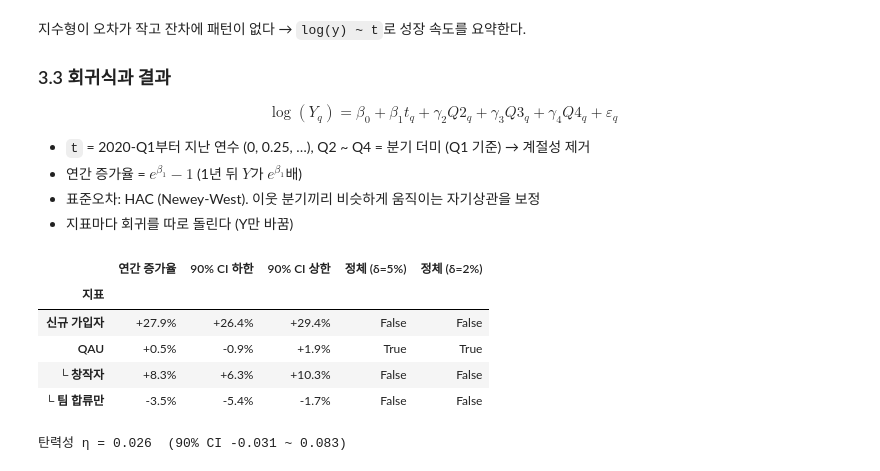
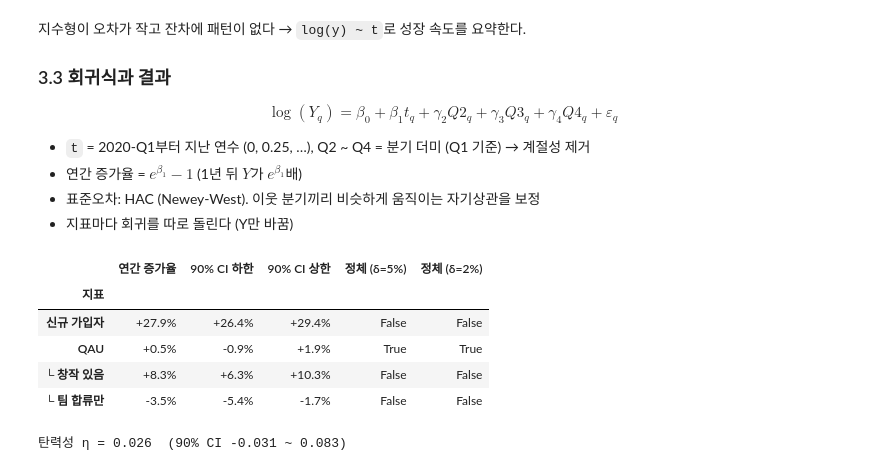
Before and after one commit to HyeonB123/kaggle-growth-diagnosis, a Jupyter notebook: notebooks/01_problem_definition.ipynb, the cells around one changed output. Drawn from its saved outputs; the diff is of its cells as text; code cells hidden in the pictures.

```diff
--- a/notebooks/01_problem_definition.ipynb
+++ b/notebooks/01_problem_definition.ipynb
@@ -162,28 +164,28 @@ $$\log(Y_q) = \beta_0 + \beta_1 t_q + \gamma_2 Q2_q + \gamma_3 Q3_q + \gamma_4 Q
 # %%
 def annual_growth(y, freq="Q", maxlags=None, alpha=0.10):
     X = design(y.index, freq)
     r = OLS(np.log(y.astype(float)), X).fit(cov_type="HAC", cov_kwds={"maxlags": maxlags or (2 if freq == "Q" else 6)})
     lo, hi = r.conf_int(alpha=alpha).loc["t"]
     return np.expm1(r.params["t"]), np.expm1(lo), np.expm1(hi)
 
 def tost_table(df, cols, names, freq="Q", **kw):
     rows = []
     for c, n in zip(cols, names):
         g, lo, hi = annual_growth(df[c], freq, **kw)
         rows.append({"지표": n, "연간 증가율": g, "90% CI 하한": lo, "90% CI 상한": hi,
                      "정체 (δ=5%)": (lo > -0.05) and (hi < 0.05), "정체 (δ=2%)": (lo > -0.02) and (hi < 0.02)})
     return pd.DataFrame(rows).set_index("지표")
 
 pct = lambda v: f"{v:+.1%}"
-cols, names = ["new_users", "qau", "qau_creators", "qau_team_only"], ["신규 가입자", "QAU", "└ 창작자", "└ 팀 합류만"]
+cols, names = ["new_users", "qau", "qau_creators", "qau_team_only"], ["신규 가입자", "QAU", "└ 창작 있음", "└ 팀 합류만"]
 tq = tost_table(q.loc[TREND], cols, names)
 tq.style.format({c: pct for c in ["연간 증가율", "90% CI 하한", "90% CI 상한"]})
 # %% [output]
 |  | 연간 증가율 | 90% CI 하한 | 90% CI 상한 | 정체 (δ=5%) | 정체 (δ=2%) |
 | 지표 |  |  |  |  |  |
 | 신규 가입자 | +27.9% | +26.4% | +29.4% | False | False |
 | QAU | +0.5% | -0.9% | +1.9% | True | True |
-| └ 창작자 | +8.3% | +6.3% | +10.3% | False | False |
+| └ 창작 있음 | +8.3% | +6.3% | +10.3% | False | False |
 | └ 팀 합류만 | -3.5% | -5.4% | -1.7% | False | False |
 # %%
 # 탄력성: log(QAU) = a + η·log(가입자) + 분기 더미 → 가입자 1% 증가 시 QAU 몇 % 증가
```
Also changed, not shown: parts of 7 cells of this notebook, 2 other files.
